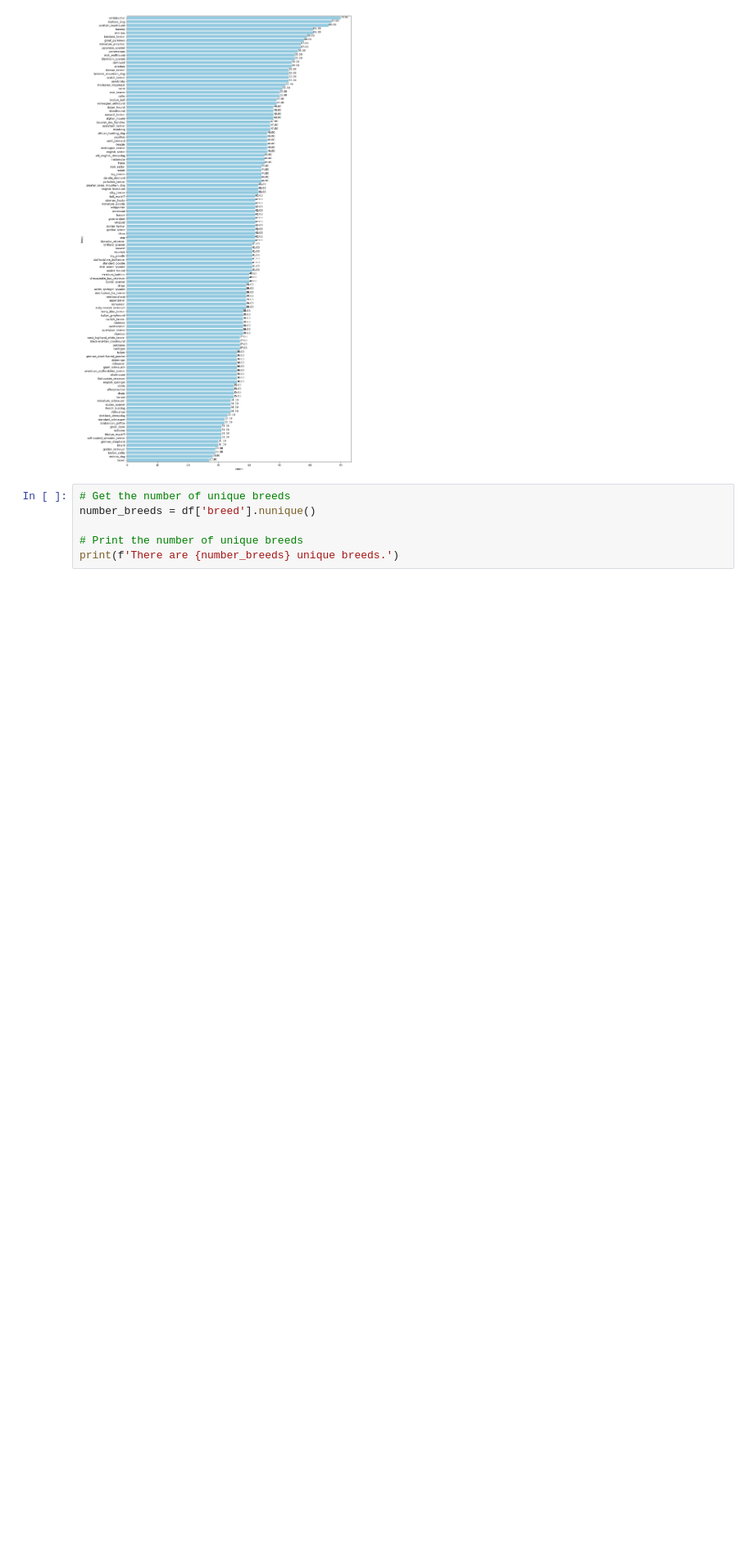
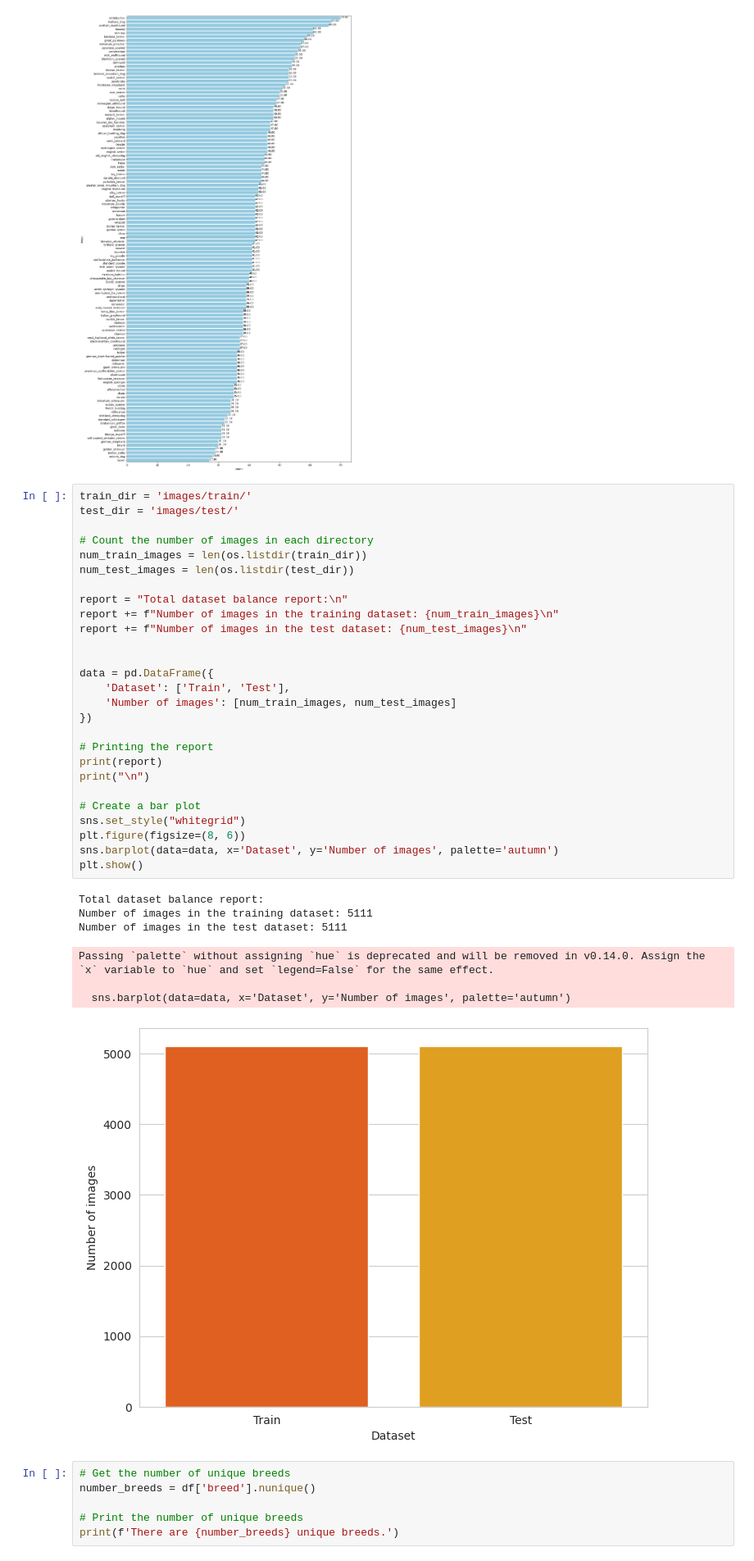
Before and after one commit to Jaaz7/TailTeller, a Jupyter notebook: jupyter_notebooks/02 - DogIdentificationStudy.ipynb, the cells around one changed output. Shown: that part at 82% size. Cells and saved outputs as stored; diff of their text form; blank space fills up the shorter version.

```diff
--- a/jupyter_notebooks/02 - DogIdentificationStudy.ipynb
+++ b/jupyter_notebooks/02 - DogIdentificationStudy.ipynb
@@ -114,6 +115,41 @@ annotate_bars(ax0)
 plt.show()
 # %% [output]
 [figure]
+# %%
+train_dir = 'images/train/'
+test_dir = 'images/test/'
+
+# Count the number of images in each directory
+num_train_images = len(os.listdir(train_dir))
+num_test_images = len(os.listdir(test_dir))
+
+report = "Total dataset balance report:\n"
+report += f"Number of images in the training dataset: {num_train_images}\n"
+report += f"Number of images in the test dataset: {num_test_images}\n"
+
+
+data = pd.DataFrame({
+    'Dataset': ['Train', 'Test'],
+    'Number of images': [num_train_images, num_test_images]
+})
+
+# Printing the report
+print(report)
+print("\n")
+
+# Create a bar plot
+sns.set_style("whitegrid")
+plt.figure(figsize=(8, 6))
+sns.barplot(data=data, x='Dataset', y='Number of images', palette='autumn')
+plt.show()
+# %% [output]
+Total dataset balance report:
+Number of images in the training dataset: 5111
+Number of images in the test dataset: 5111
+Passing `palette` without assigning `hue` is deprecated and will be removed in v0.14.0. Assign the `x` variable to `hue` and set `legend=False` for the same effect.
+
+  sns.barplot(data=data, x='Dataset', y='Number of images', palette='autumn')
+[figure, added]
 # %%
 # Get the number of unique breeds
 number_breeds = df['breed'].nunique()
```
Also changed, not shown: parts of 1 cell of this notebook, 3 other files.
